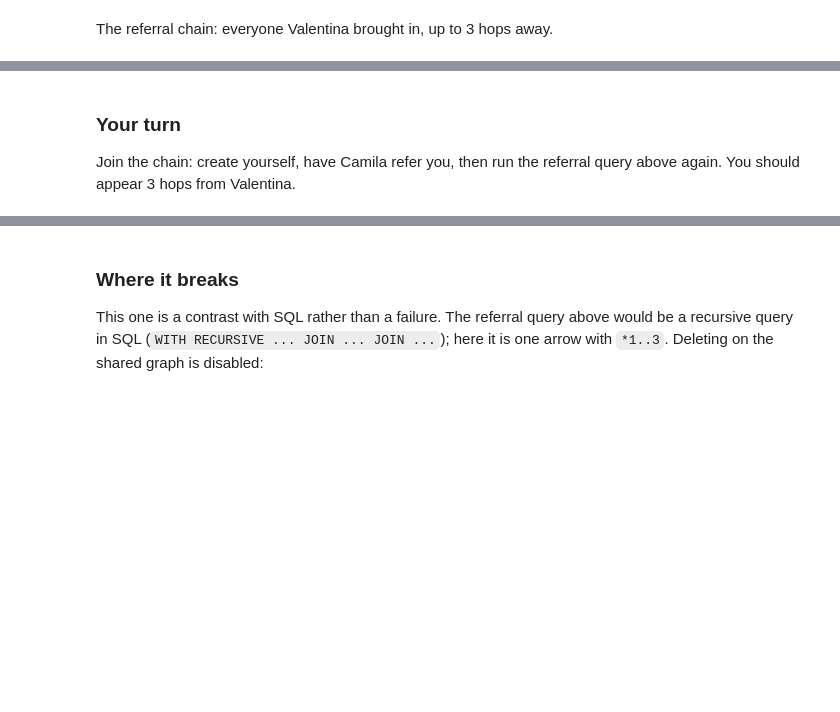
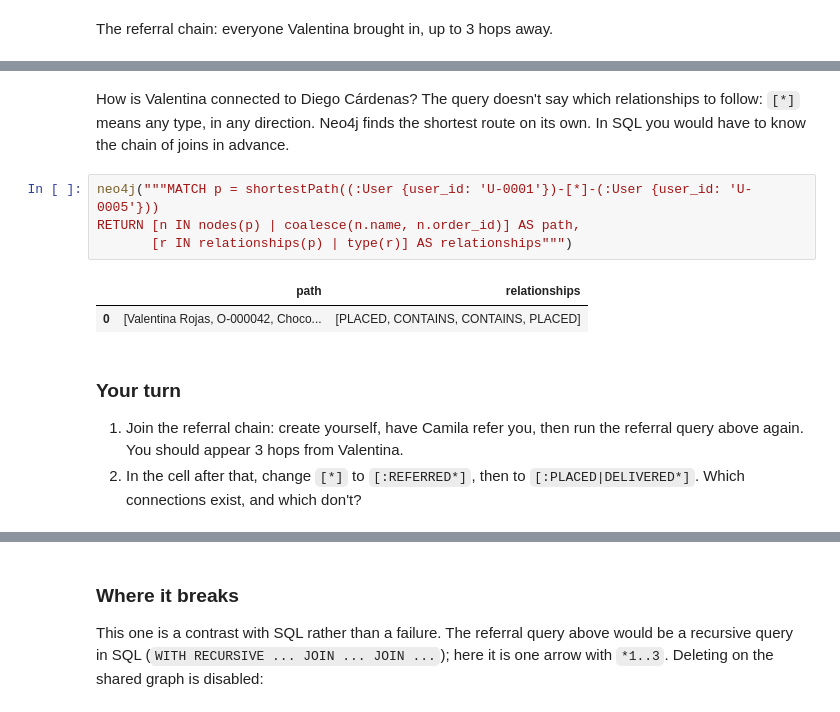
Before and after one commit to dcanasp/NoSQL-Class, a Jupyter notebook: notebook/domi_lab.ipynb, the cells around one changed output, grey strips where cells are left out. Saved outputs shown, nothing was run; the diff lists cells and outputs as text; blank space fills up the shorter version.

```diff
--- a/notebook/domi_lab.ipynb
+++ b/notebook/domi_lab.ipynb
@@ -245,6 +403,18 @@ RETURN u.name AS user, length(path) AS hops""")
+# %% [markdown]
+How is Valentina connected to Diego Cárdenas? The query doesn't say which relationships to follow: `[*]`
+means any type, in any direction. Neo4j finds the shortest route on its own. In SQL you would have to know the
+chain of joins in advance.
+# %%
+neo4j("""MATCH p = shortestPath((:User {user_id: 'U-0001'})-[*]-(:User {user_id: 'U-0005'}))
+RETURN [n IN nodes(p) | coalesce(n.name, n.order_id)] AS path,
+       [r IN relationships(p) | type(r)] AS relationships""")
+# %% [output]
+|  | path | relationships |
+| 0 | [Valentina Rojas, O-000042, Choco... | [PLACED, CONTAINS, CONTAINS, PLACED] |
 # %% [markdown]
 ### Your turn
-Join the chain: create yourself, have Camila refer you, then run the referral query above again. You should appear 3 hops from Valentina.
+1. Join the referral chain: create yourself, have Camila refer you, then run the referral query above again. You should appear 3 hops from Valentina.
+2. In the cell after that, change `[*]` to `[:REFERRED*]`, then to `[:PLACED|DELIVERED*]`. Which connections exist, and which don't?
 # %%
 neo4j(f"""MERGE (me:User {{user_id: 'S-{NICK}'}}) SET me.name = '{NICK}'
 WITH me MATCH (camila:User {{user_id: 'U-0003'}})
```
Also changed, not shown: parts of 46 cells of this notebook, 7 other files.
